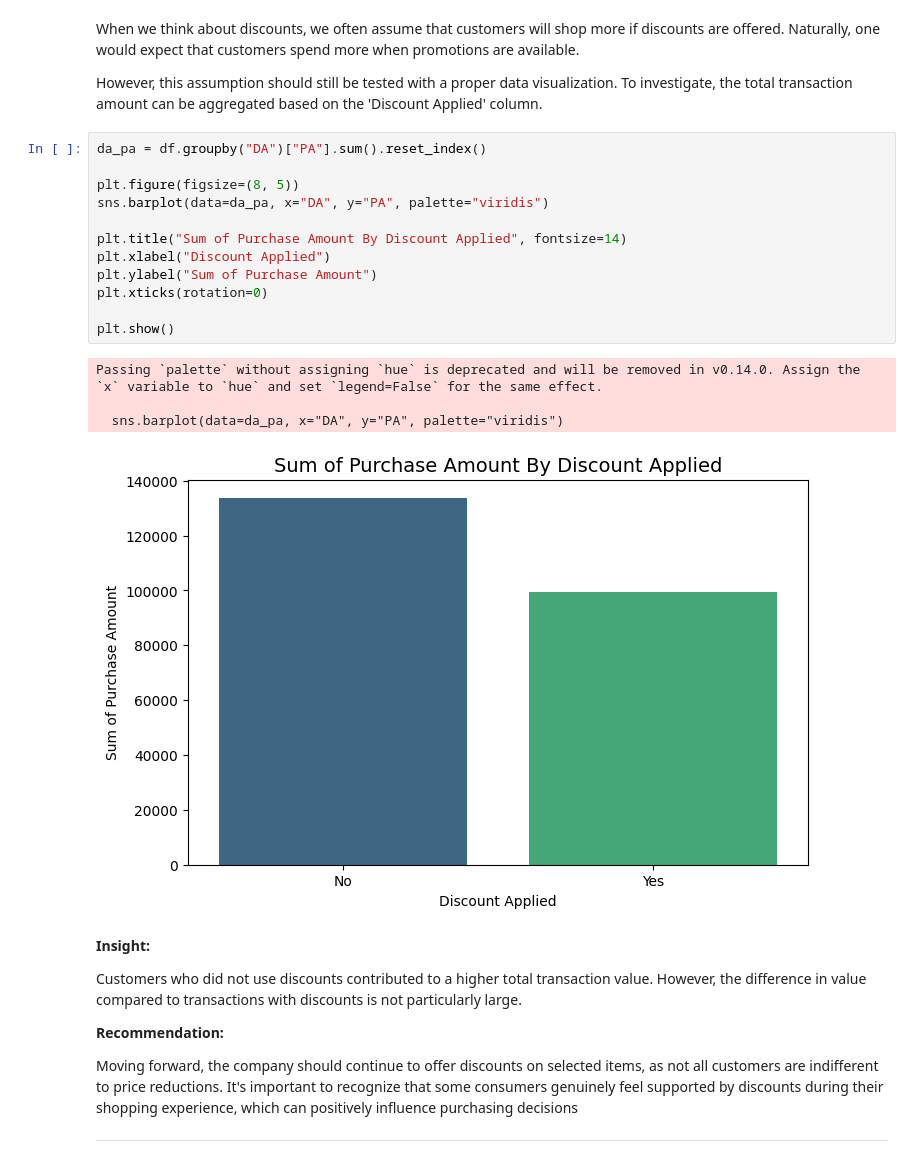
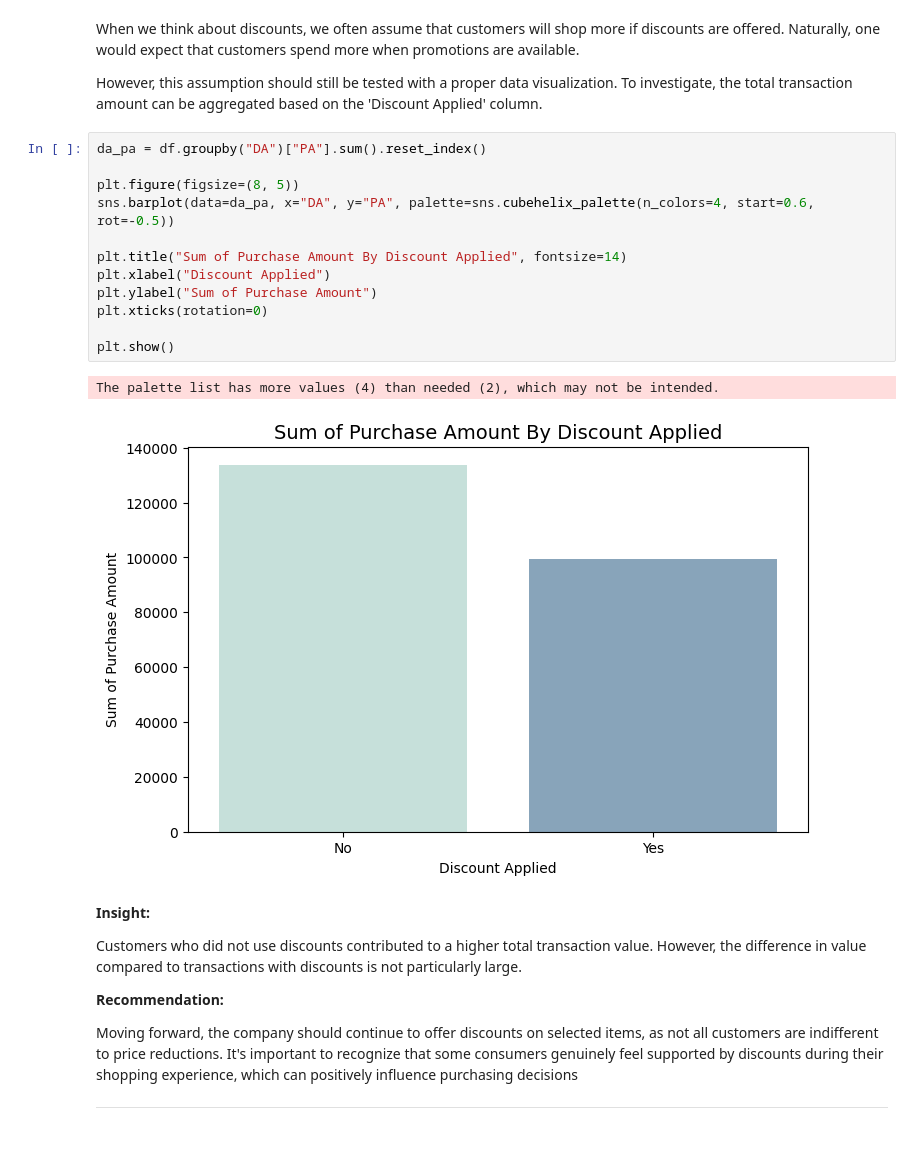
Before and after one commit to yonathanggraiwan/Sales_Trend_Analysis_in_E_Commerce, a Jupyter notebook: Sales Trend Analysis in E-Commerce_Yonathan_Anggraiwan(English).ipynb, the cells around one changed output. Saved outputs shown, nothing was run; the diff lists cells and outputs as text.

```diff
--- a/Sales Trend Analysis in E-Commerce_Yonathan_Anggraiwan(English).ipynb
+++ b/Sales Trend Analysis in E-Commerce_Yonathan_Anggraiwan(English).ipynb
@@ -516,20 +508,18 @@ However, this assumption should still be tested with a proper data visualization
 # %%
 da_pa = df.groupby("DA")["PA"].sum().reset_index()
 
 plt.figure(figsize=(8, 5))
-sns.barplot(data=da_pa, x="DA", y="PA", palette="viridis")
+sns.barplot(data=da_pa, x="DA", y="PA", palette=sns.cubehelix_palette(n_colors=4, start=0.6, rot=-0.5))
 
 plt.title("Sum of Purchase Amount By Discount Applied", fontsize=14)
 plt.xlabel("Discount Applied")
 plt.ylabel("Sum of Purchase Amount")
 plt.xticks(rotation=0)
 
 plt.show()
 # %% [output]
-Passing `palette` without assigning `hue` is deprecated and will be removed in v0.14.0. Assign the `x` variable to `hue` and set `legend=False` for the same effect.
-
-  sns.barplot(data=da_pa, x="DA", y="PA", palette="viridis")
+The palette list has more values (4) than needed (2), which may not be intended.
-[figure, old version]
+[figure, new version]
 # %% [markdown]
 **Insight:**
 
```
Also changed, not shown: parts of 4 cells of this notebook.
